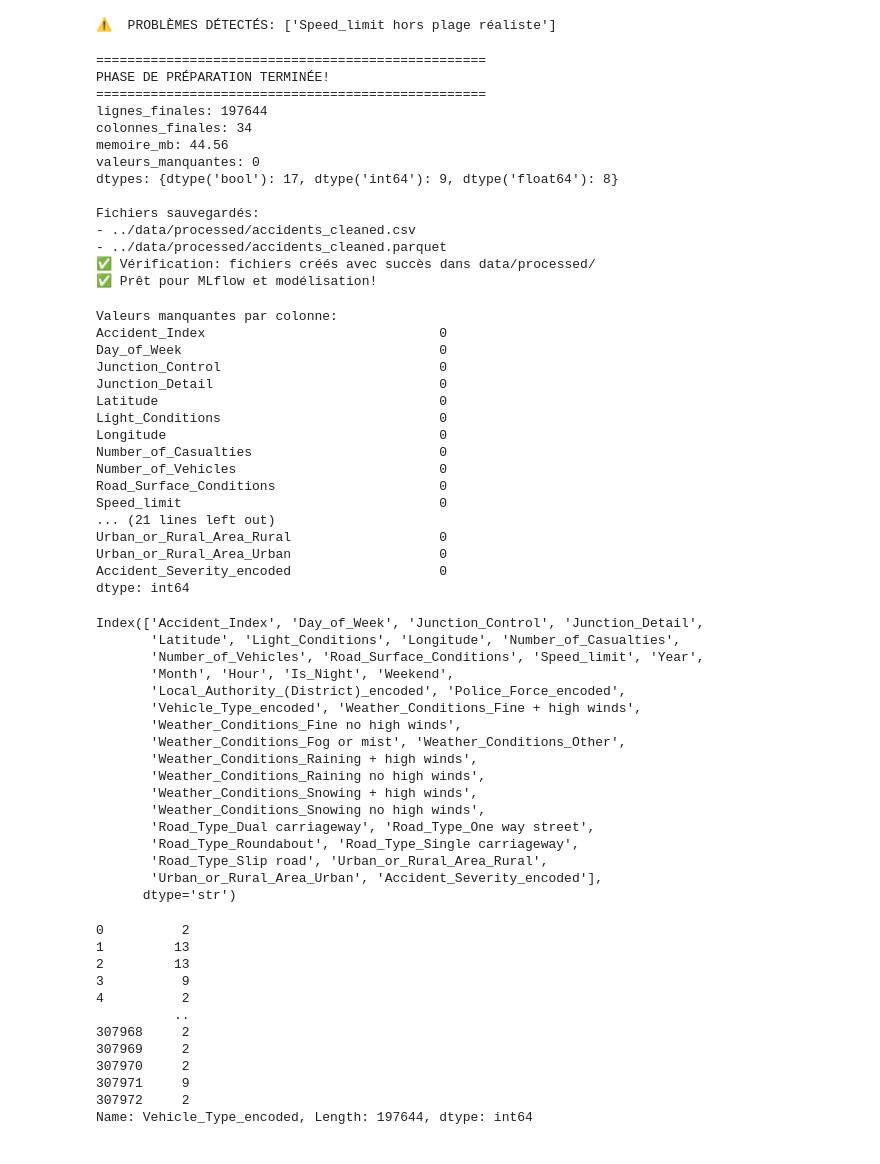
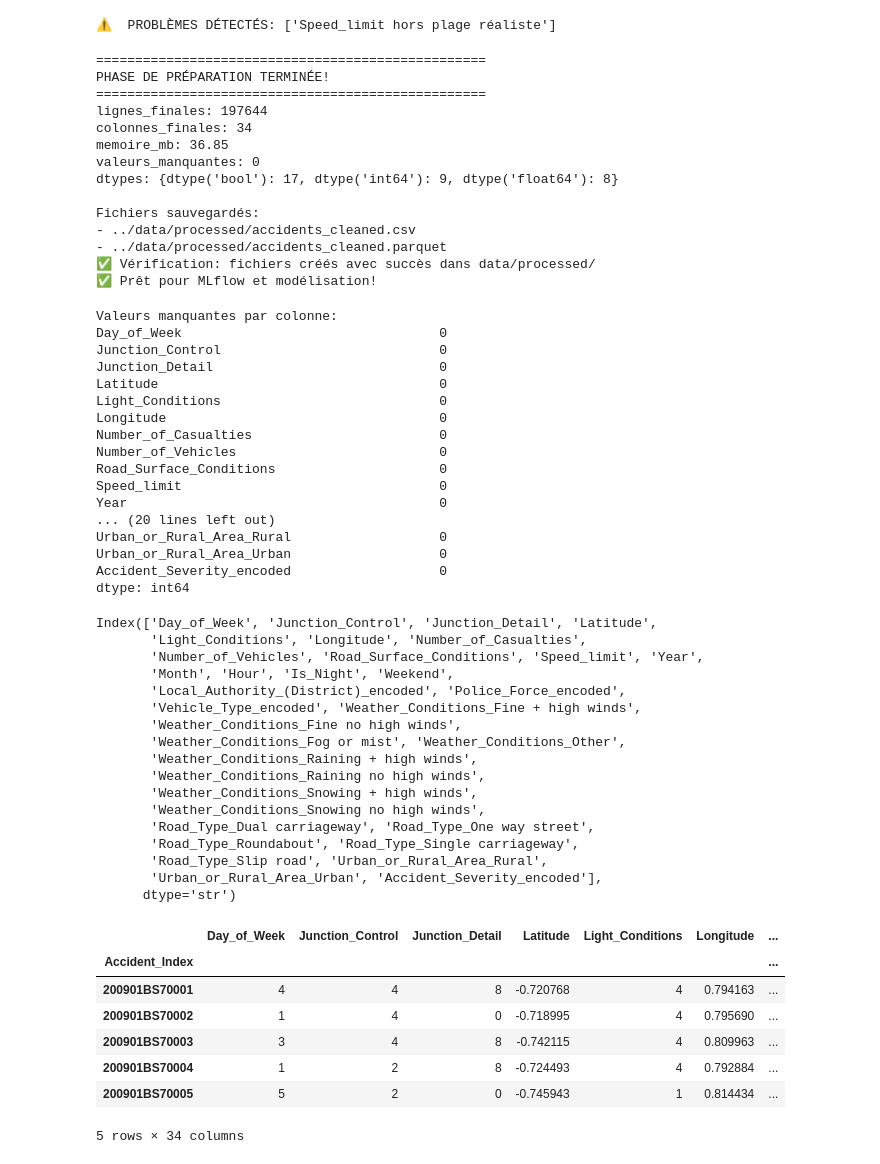
Before and after one commit to benfredjn99-del/Dataminig-Project, a Jupyter notebook: notebooks/3_Data_Preparation.ipynb, the cells around one changed output. Cells and saved outputs as stored; diff of their text form; code cells hidden in the pictures.

```diff
--- a/notebooks/3_Data_Preparation.ipynb
+++ b/notebooks/3_Data_Preparation.ipynb
@@ -8,7 +8,7 @@ import warnings
 warnings.filterwarnings('ignore')
 
 # Chargement des données
-df = pd.read_csv('C:/Users/dell/Desktop/projet-datamining/Dataminig-Project/data/raw/Road Accident Data.csv')
+df = pd.read_csv('D:/imen-chabchoub/FAC/BDIA2-2/data-mining/Dataminig-Project/data/raw/Road Accident Data.csv',index_col=0)
 print(f"Dataset chargé: {df.shape[0]} lignes, {df.shape[1]} colonnes")
 print(df.dtypes)
 print(df.head())
@@ -33,22 +33,16 @@ Longitude                     float64
 # %%
 #Nettoyage des Données (Cleaning)
-# 2.1 Suppression des doublons
-df.drop_duplicates(subset=['Accident_Index'], inplace=True)
-df.set_index('Accident_Index', inplace=True)
+# 2.1 Suppression des doublons (basé sur l'index Accident_Index)
+df = df[~df.index.duplicated(keep='first')]
 print(f"Doublons supprimés: {df.shape}")
 
 # 2.2 Gestion des valeurs manquantes
 print("\nValeurs manquantes par colonne:")
 print(df.isnull().sum())
 
-# Imputation numérique (moyenne pour variables continues)
-num_cols = ['Latitude', 'Longitude', 'Speed_limit', 'Number_of_Casualties', 'Number_of_Vehicles']
-imputer_num = SimpleImputer(strategy='mean')
-df[num_cols] = imputer_num.fit_transform(df[num_cols])
-
 # Imputation catégorielle (mode)
-cat_cols = ['Junction_Control', 'Road_Surface_Conditions', 'Light_Conditions',
-           'Weather_Conditions', 'Road_Type', 'Urban_or_Rural_Area']
+cat_cols = [ 'Road_Surface_Conditions'
+           ,'Weather_Conditions', 'Road_Type']
 imputer_cat = SimpleImputer(strategy='most_frequent')
 df[cat_cols] = imputer_cat.fit_transform(df[cat_cols])
 #suppression de la colonne carriageway_hazards
@@ -238,7 +237,7 @@ PHASE DE PRÉPARATION TERMINÉE!
 ==================================================
 lignes_finales: 197644
 colonnes_finales: 34
-memoire_mb: 44.56
+memoire_mb: 36.85
 valeurs_manquantes: 0
 dtypes: {dtype('bool'): 17, dtype('int64'): 9, dtype('float64'): 8}
 
@@ -252,7 +251,6 @@ print("\nValeurs manquantes par colonne:")
 print(df.isnull().sum())
 # %% [output]
 Valeurs manquantes par colonne:
-Accident_Index                              0
 Day_of_Week                                 0
 Junction_Control                            0
 Junction_Detail                             0
@@ -263,7 +261,8 @@ Number_of_Casualties                        0
 Number_of_Vehicles                          0
 Road_Surface_Conditions                     0
 Speed_limit                                 0
-... (21 lines left out)
+Year                                        0
+... (20 lines left out)
 Urban_or_Rural_Area_Rural                   0
 Urban_or_Rural_Area_Urban                   0
 Accident_Severity_encoded                   0
@@ -271,8 +270,8 @@ dtype: int64
 # %%
 df.columns
 # %% [output]
-Index(['Accident_Index', 'Day_of_Week', 'Junction_Control', 'Junction_Detail',
-       'Latitude', 'Light_Conditions', 'Longitude', 'Number_of_Casualties',
+Index(['Day_of_Week', 'Junction_Control', 'Junction_Detail', 'Latitude',
+       'Light_Conditions', 'Longitude', 'Number_of_Casualties',
        'Number_of_Vehicles', 'Road_Surface_Conditions', 'Speed_limit', 'Year',
        'Month', 'Hour', 'Is_Night', 'Weekend',
        'Local_Authority_(District)_encoded', 'Police_Force_encoded',
@@ -289,17 +288,13 @@ Index(['Accident_Index', 'Day_of_Week', 'Junction_Control', 'Junction_Detail',
        'Urban_or_Rural_Area_Urban', 'Accident_Severity_encoded'],
       dtype='str')
 # %%
-df["Vehicle_Type_encoded"]
+df.head(5)
 # %% [output]
+|  | Day_of_Week | Junction_Control | Junction_Detail | Latitude | Light_Conditions | Longitude | ... |
+| Accident_Index |  |  |  |  |  |  | ... |
+| 200901BS70001 | 4 | 4 | 8 | -0.720768 | 4 | 0.794163 | ... |
+| 200901BS70002 | 1 | 4 | 0 | -0.718995 | 4 | 0.795690 | ... |
+| 200901BS70003 | 3 | 4 | 8 | -0.742115 | 4 | 0.809963 | ... |
+| 200901BS70004 | 1 | 2 | 8 | -0.724493 | 4 | 0.792884 | ... |
+| 200901BS70005 | 5 | 2 | 0 | -0.745943 | 1 | 0.814434 | ... |
-0          2
-1         13
-2         13
-3          9
-4          2
-          ..
-307968     2
-307969     2
-307970     2
-307971     9
-307972     2
-Name: Vehicle_Type_encoded, Length: 197644, dtype: int64
+5 rows × 34 columns
```
Also changed, not shown: parts of 3 cells of this notebook, 2 other files.
